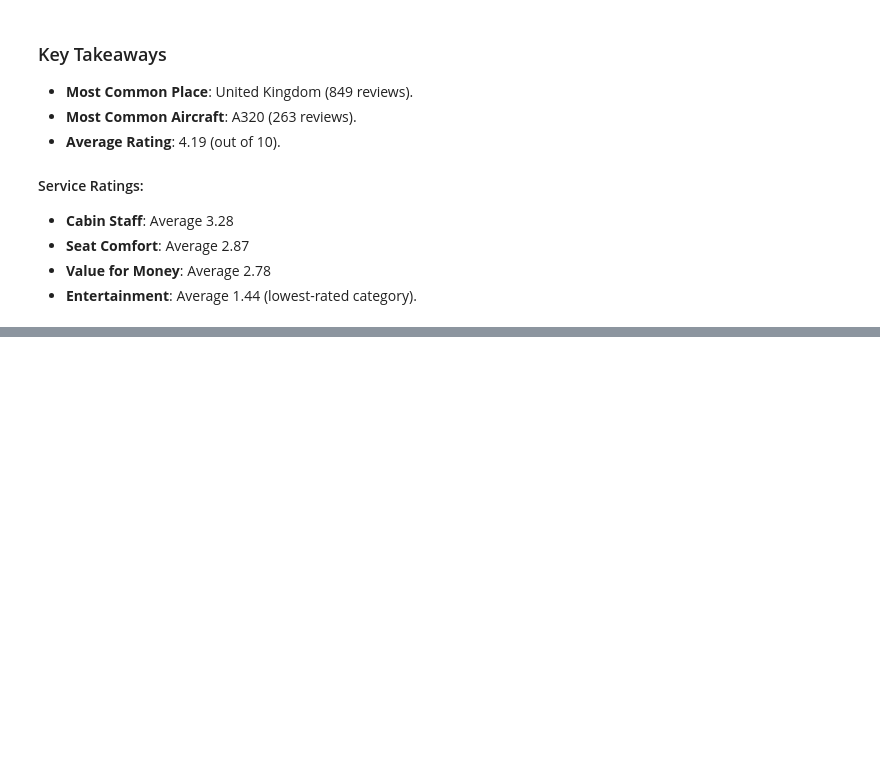
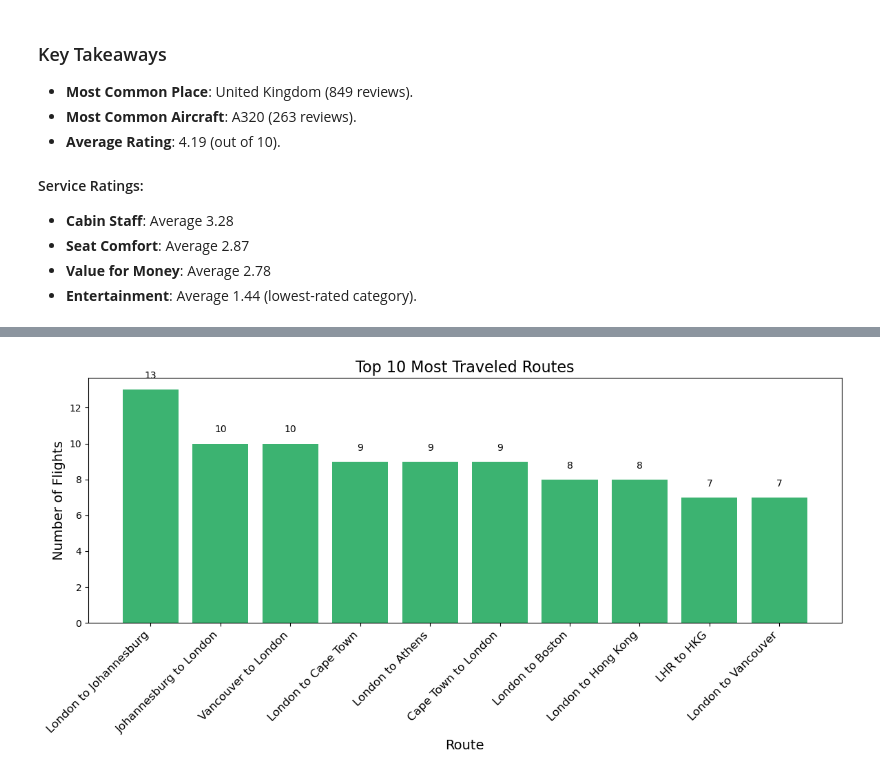
Before and after one commit to MuiruKamau/British-Airline-Reviews-Analysis, a Jupyter notebook: ba.ipynb, the cells around one changed output, grey strips where cells are left out. Drawn from its saved outputs; the diff is of its cells as text; code cells hidden in the pictures; blank space fills up the shorter version.

```diff
--- a/ba.ipynb
+++ b/ba.ipynb
@@ -158,0 +231,37 @@ max          5.000000
+# %%
+# Count the number of reviews per route
+routes_count = merged_data['route'].value_counts().reset_index()
+routes_count.columns = ['Route', 'Number of Flights']
+
+# Sort for visualization: Top 10 most traveled routes
+top_routes = routes_count.head(10)
+
+# Plot the most traveled routes
+plt.figure(figsize=(12, 6))
+bars = plt.bar(
+    top_routes['Route'],
+    top_routes['Number of Flights'],
+    color='mediumseagreen'
+)
+
+# Add numbers on top of each bar
+for bar in bars:
+    height = bar.get_height()
+    plt.text(
+        bar.get_x() + bar.get_width() / 2,
+        height + 0.5,
+        f'{int(height)}',
+        ha='center',
+        va='bottom',
+        fontsize=10
+    )
+
+# Add titles and labels
+plt.title('Top 10 Most Traveled Routes', fontsize=16)
+plt.xlabel('Route', fontsize=14)
+plt.ylabel('Number of Flights', fontsize=14)
+plt.xticks(rotation=45, ha='right', fontsize=12)
+plt.tight_layout()
+plt.show()
+# %% [output]
+[figure, added]
```
Also changed, not shown: parts of 11 cells of this notebook.
